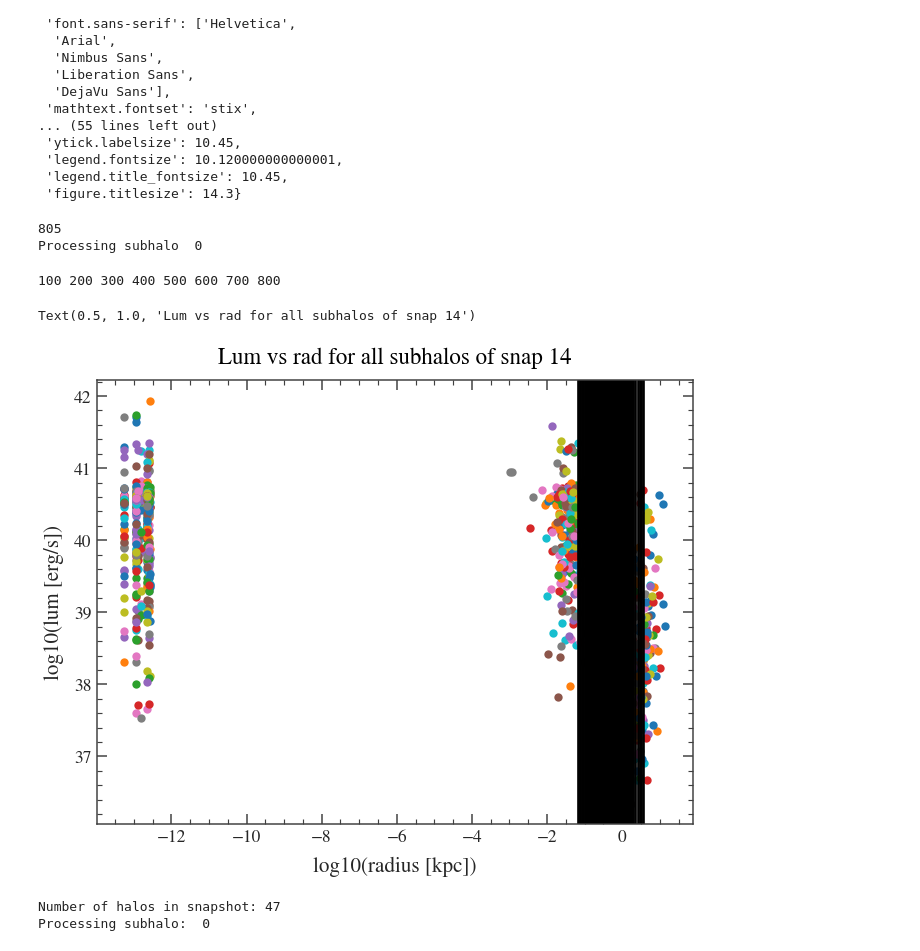
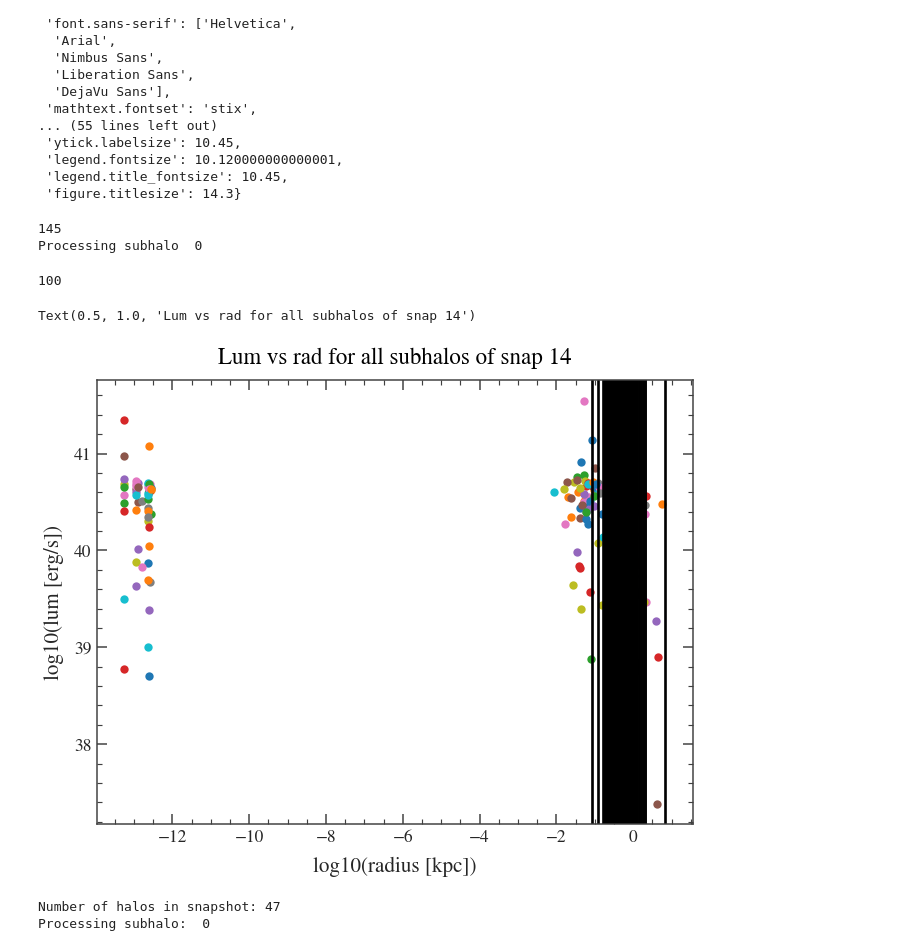
Before and after one commit to pranav-satheesh/wandering_bhs, a Jupyter notebook: Notebooks/SubhaloDictionary.ipynb, the cells around one changed output. Cells and saved outputs as stored; diff of their text form; code cells hidden in the pictures.

```diff
--- a/Notebooks/SubhaloDictionary.ipynb
+++ b/Notebooks/SubhaloDictionary.ipynb
@@ -46,36 +47,36 @@ snapshots, redshifts = arepo_package.get_snapshot_redshift_correspondence(sim_1_
 # SM5_LW10 = Heavy-Lenient
 # SM5_LW10_LOWSPIN_RICH = Heavy-Strict
 # %%
-with h5py.File(sim_1_dict) as f:
+with h5py.File(sim_3_dict) as f:
     is_wandering = f["bh/is_wandering"][:]
     r_kpc = f["bh/r_kpc"] # all radii
     lum = f["bh/lbol_erg_s"] # all lum
 
     snapchoice = 14 # CHANGE SNAPSHOT HERE
     num_halos_in_snap = f["snapshot/n_subhalos_with_bh"][snapchoice]
     print(num_halos_in_snap)
     print("Processing subhalo ", end=" ")
     for subhalochoice in range(num_halos_in_snap):
         if subhalochoice % 100 == 0: print(f"{subhalochoice}", end=" ")
         subhalo_start = f["snapshot/subhalo_start"][snapchoice]
         bh_start = f["subhalo/bh_start"][subhalo_start+subhalochoice]
         halfmass_rad = f["subhalo/stellar_halfrad_kpc"][subhalo_start+subhalochoice]
         num_bh_in_halo = f["subhalo/bh_count"][subhalo_start+subhalochoice]
         wandering_in_halo = is_wandering[bh_start:bh_start+num_bh_in_halo]
         r_in_halo = r_kpc[bh_start:bh_start+num_bh_in_halo]
         lum_in_halo = lum[bh_start:bh_start+num_bh_in_halo]
         plt.scatter(np.log10(r_in_halo), np.log10(lum_in_halo)) #, label=str(subhalochoice))
         plt.axvline(np.log10(halfmass_rad), color="k")
 #plt.legend()
 plt.xlabel("log10(radius [kpc])")
 plt.ylabel("log10(lum [erg/s])")
 plt.title(f"Lum vs rad for all subhalos of snap {snapchoice}")
 # %% [output]
-805
+145
 Processing subhalo  0
-100 200 300 400 500 600 700 800
+100
 Text(0.5, 1.0, 'Lum vs rad for all subhalos of snap 14')
-[figure, old version]
+[figure, new version]
 # %%
 # it looks like every snap that has viable halos also has extracentral bhs. snap 7 has 4 halos, two have a single bh at 10^-13, two have a single bh at 10^-2.
 # in future snapshots, well-behaved BHs are more common, but there are always the extracentrals.
```
Also changed, not shown: parts of 31 cells of this notebook.
